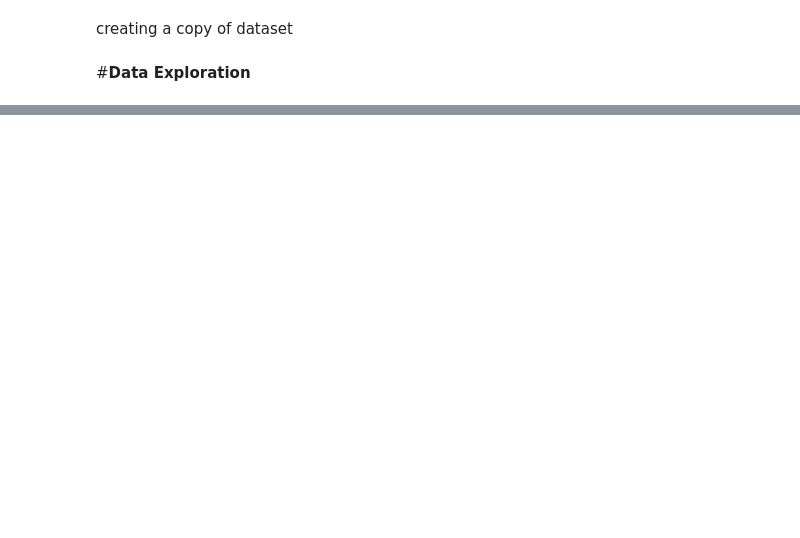
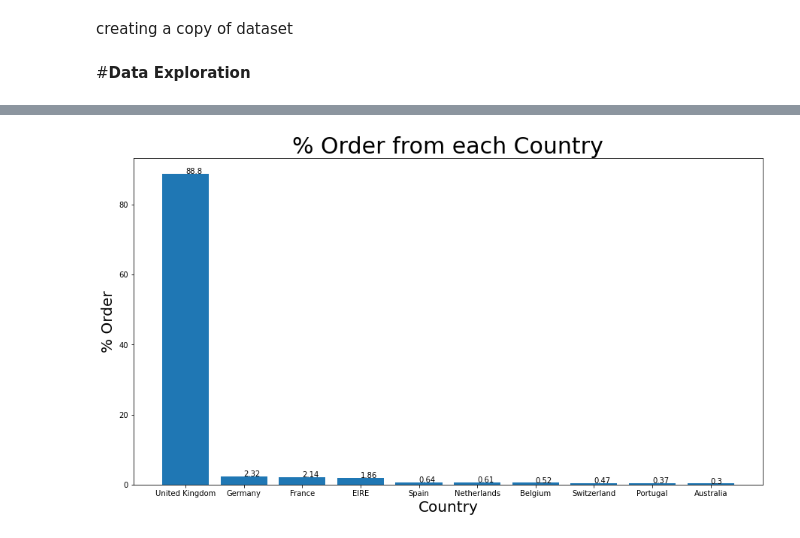
Before and after one commit to snehahampapura/Online-Retail-Customer-Segmentation, a Jupyter notebook: Online_Retail_Customer_Segmentation_Capstone_Project.ipynb, the cells around one changed output, grey strips where cells are left out. Saved outputs shown, nothing was run; the diff lists cells and outputs as text; code cells hidden in the pictures; blank space fills up the shorter version.

```diff
--- a/Online_Retail_Customer_Segmentation_Capstone_Project.ipynb
+++ b/Online_Retail_Customer_Segmentation_Capstone_Project.ipynb
@@ -138,0 +274,2 @@ Index(['InvoiceNo', 'StockCode', 'Description', 'Quantity', 'InvoiceDate',
+# %%
+df = df[~df.InvoiceNo.str.contains("C", na=False)]
@@ -138,0 +280,3 @@ Index(['InvoiceNo', 'StockCode', 'Description', 'Quantity', 'InvoiceDate',
+# %%
+## Apply groupby function on country and Invoice No.
+country_count = df.groupby('Country')['InvoiceNo'].count().reset_index()
@@ -138,0 +292,4 @@ Index(['InvoiceNo', 'StockCode', 'Description', 'Quantity', 'InvoiceDate',
+# %%
+## From country_count variable finding top 10 countries
+Top_ten_country = country_count.sort_values('InvoiceNo', ascending=False, ignore_index=True).head(10)
+Top_ten_country
@@ -138,0 +308,3 @@ Index(['InvoiceNo', 'StockCode', 'Description', 'Quantity', 'InvoiceDate',
+# %%
+## Adding country percentage column to top 10 countries data frame
+Top_ten_country['Country_percent']= Top_ten_country['InvoiceNo']*100/df['InvoiceNo'].count()
@@ -138,0 +325,27 @@ Index(['InvoiceNo', 'StockCode', 'Description', 'Quantity', 'InvoiceDate',
+# %%
+# Figure Size
+plt.figure(figsize=(15,8))
+
+## Define x and y axis
+x=Top_ten_country['Country']
+y=Top_ten_country['Country_percent']
+
+# creating the bar plot
+plt.bar(x,y)
+
+## Function to set label
+def addlabels(x,y):
+    for i in range(len(x)):
+        plt.text(i,y[i],y[i])
+
+addlabels(x,round(y,2))
+
+# set xlabel. ylabel and title
+plt.xlabel("Country", size=20)
+plt.ylabel("% Order", size=20)
+plt.title("% Order from each Country", size=30)
+
+## Showing the plot
+plt.show()
+# %% [output]
+[figure, added]
```
Also changed, not shown: parts of 46 cells of this notebook.
